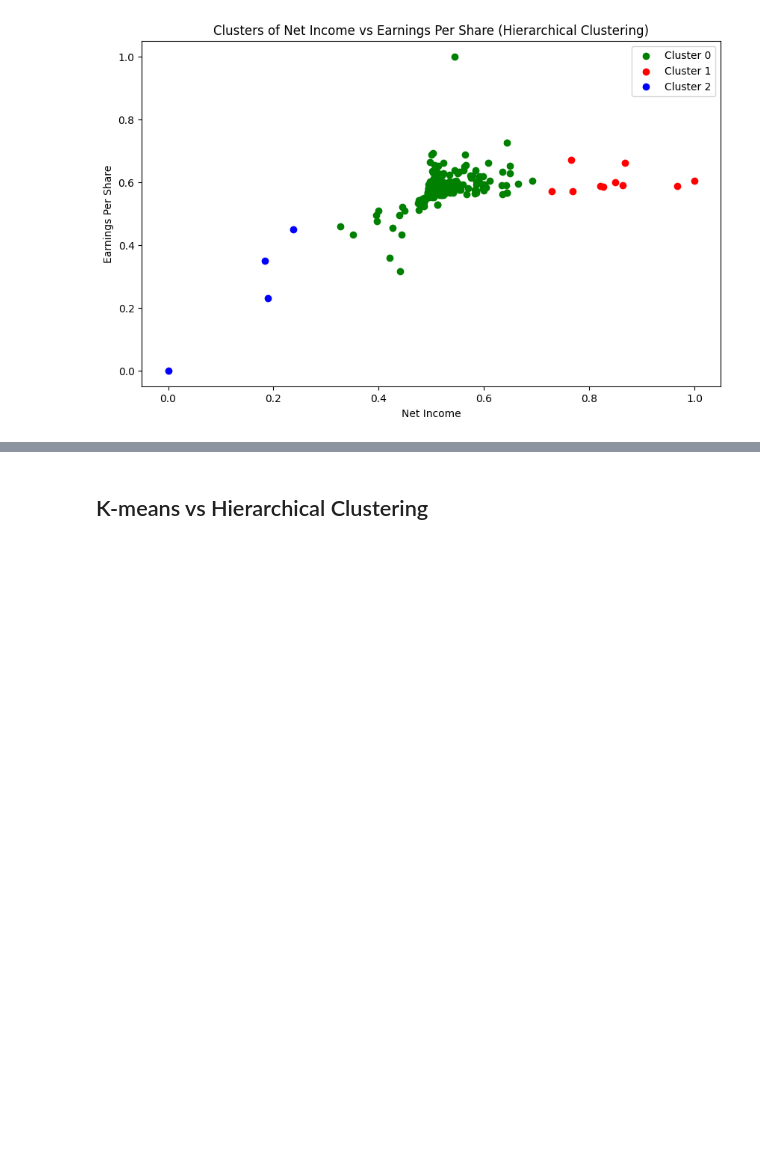
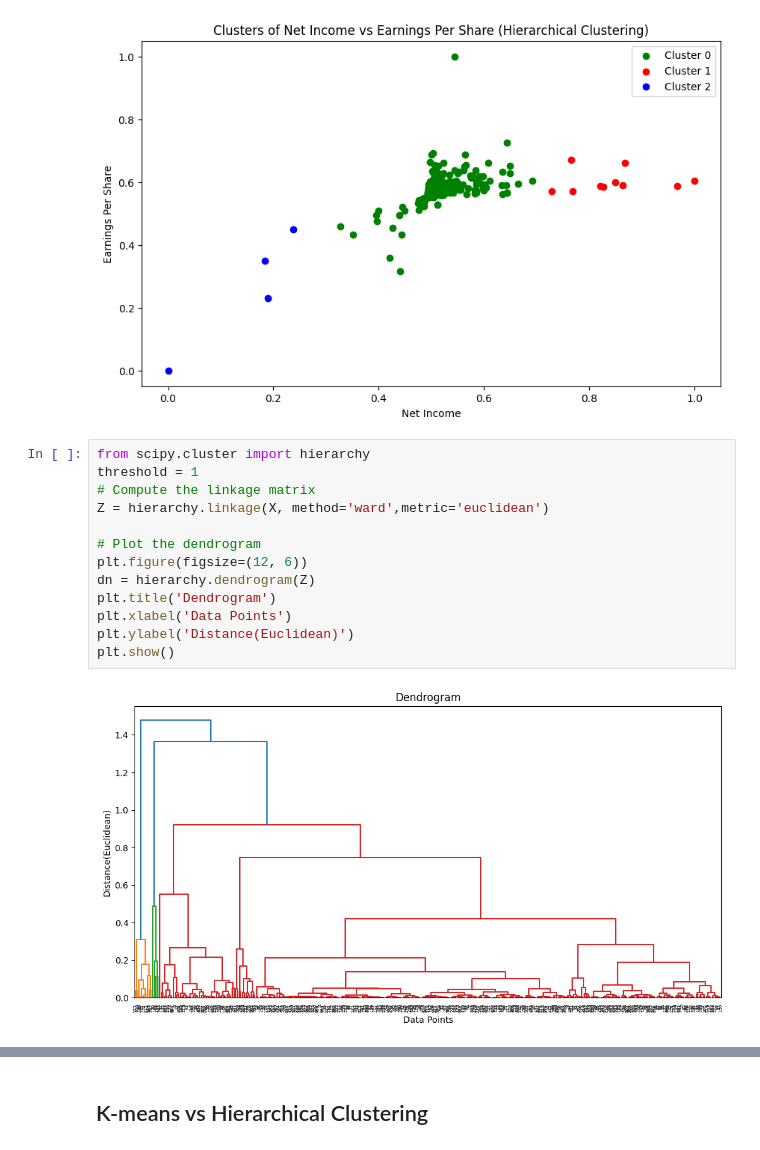
Before and after one commit to dunstanms/AI_BOOTCAMP, a Jupyter notebook: stock_data.ipynb, the cells around one changed output, grey strips where cells are left out. Drawn from its saved outputs; the diff is of its cells as text; blank space fills up the shorter version.

```diff
--- a/stock_data.ipynb
+++ b/stock_data.ipynb
@@ -583,3 +583,18 @@ plt.legend()
 plt.show()
 # %% [output]
 [figure]
+# %%
+from scipy.cluster import hierarchy
+threshold = 1
+# Compute the linkage matrix
+Z = hierarchy.linkage(X, method='ward',metric='euclidean')
+
+# Plot the dendrogram
+plt.figure(figsize=(12, 6))
+dn = hierarchy.dendrogram(Z)
+plt.title('Dendrogram')
+plt.xlabel('Data Points')
+plt.ylabel('Distance(Euclidean)')
+plt.show()
+# %% [output]
+[figure, added]
```
Also changed, not shown: parts of 2 cells of this notebook.
